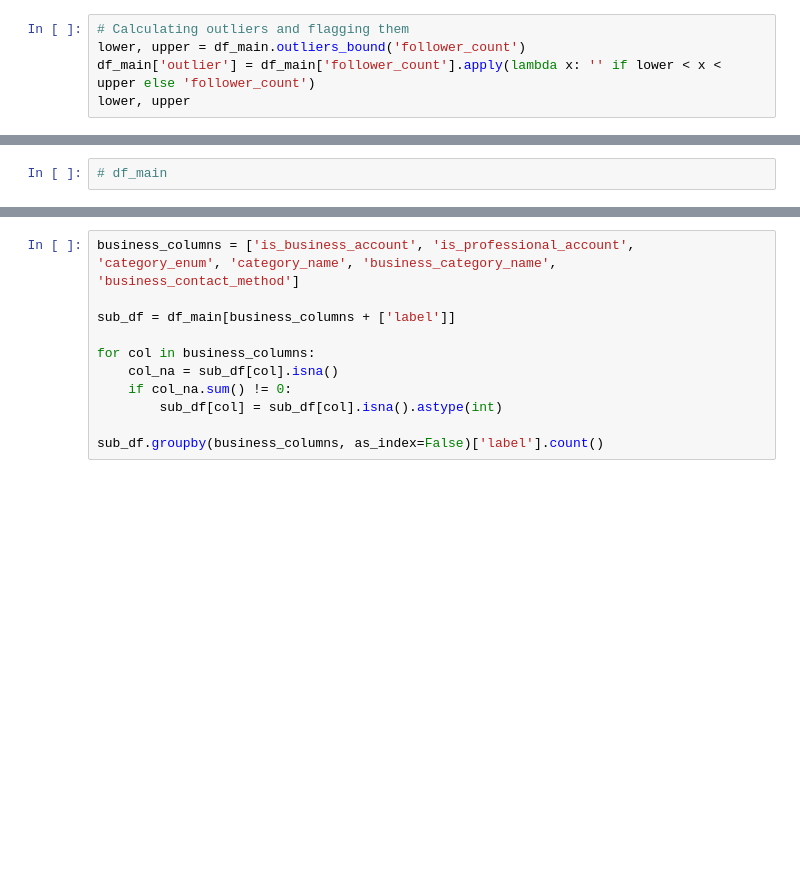
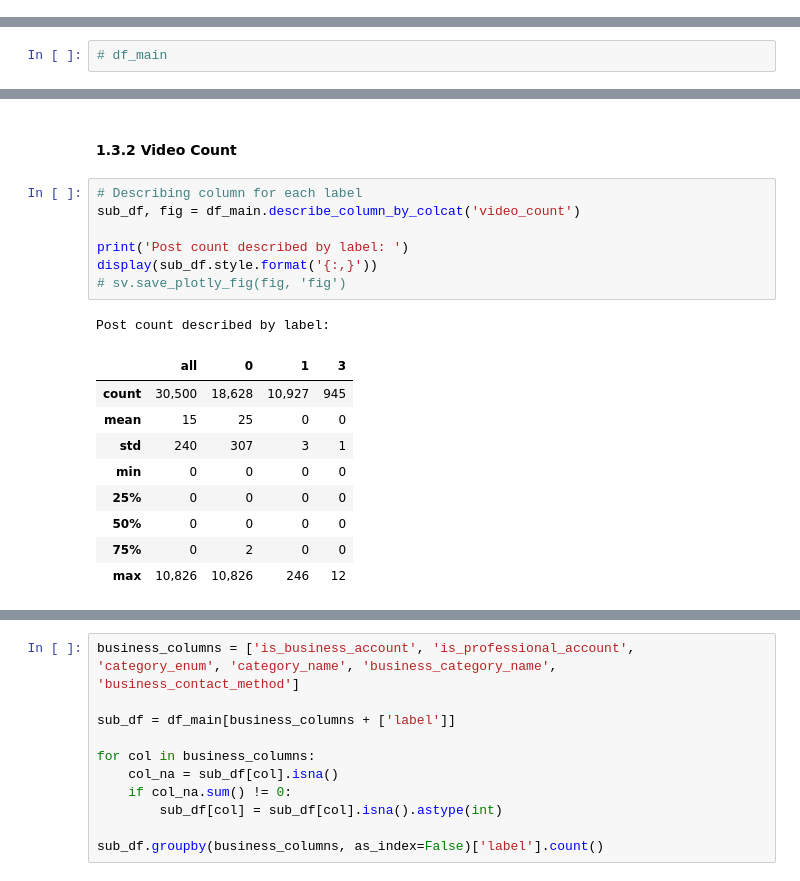
Before and after one commit to marclelamy/instagram_bot_classification, a Jupyter notebook: 4_data_exploration_feature_eng.ipynb, the cells around one changed output, grey strips where cells are left out. Drawn from its saved outputs; the diff is of its cells as text; blank space fills up the shorter version.

```diff
--- a/4_data_exploration_feature_eng.ipynb
+++ b/4_data_exploration_feature_eng.ipynb
@@ -583,5 +661,0 @@ df_main.describe_column_by_colcat('follow_count')[0]
-# %%
-# Calculating outliers and flagging them
-lower, upper = df_main.outliers_bound('follower_count')
-df_main['outlier'] = df_main['follower_count'].apply(lambda x: '' if lower < x < upper else 'follower_count')
-lower, upper
@@ -835,0 +791,20 @@ plot_grams(df_bio_grams)
+# %% [markdown]
+#### 1.3.2 Video Count
+# %%
+# Describing column for each label
+sub_df, fig = df_main.describe_column_by_colcat('video_count')
+
+print('Post count described by label: ')
+display(sub_df.style.format('{:,}'))
+# sv.save_plotly_fig(fig, 'fig')
+# %% [output]
+Post count described by label:
+|  | all | 0 | 1 | 3 |
+| count | 30,500 | 18,628 | 10,927 | 945 |
+| mean | 15 | 25 | 0 | 0 |
+| std | 240 | 307 | 3 | 1 |
+| min | 0 | 0 | 0 | 0 |
+| 25% | 0 | 0 | 0 | 0 |
+| 50% | 0 | 0 | 0 | 0 |
+| 75% | 0 | 2 | 0 | 0 |
+| max | 10,826 | 10,826 | 246 | 12 |
```
Also changed, not shown: parts of 98 cells of this notebook, 1 other file.
